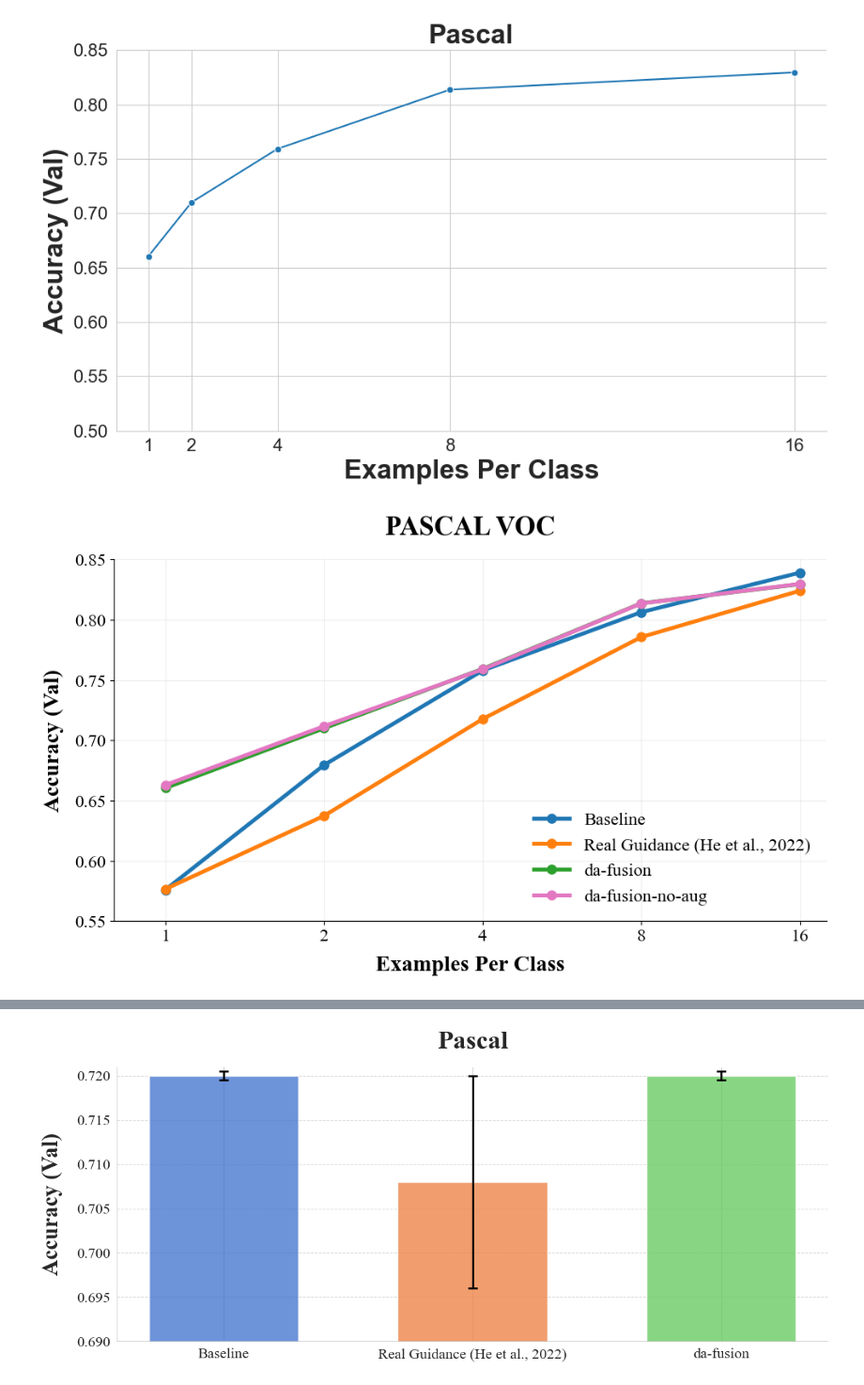
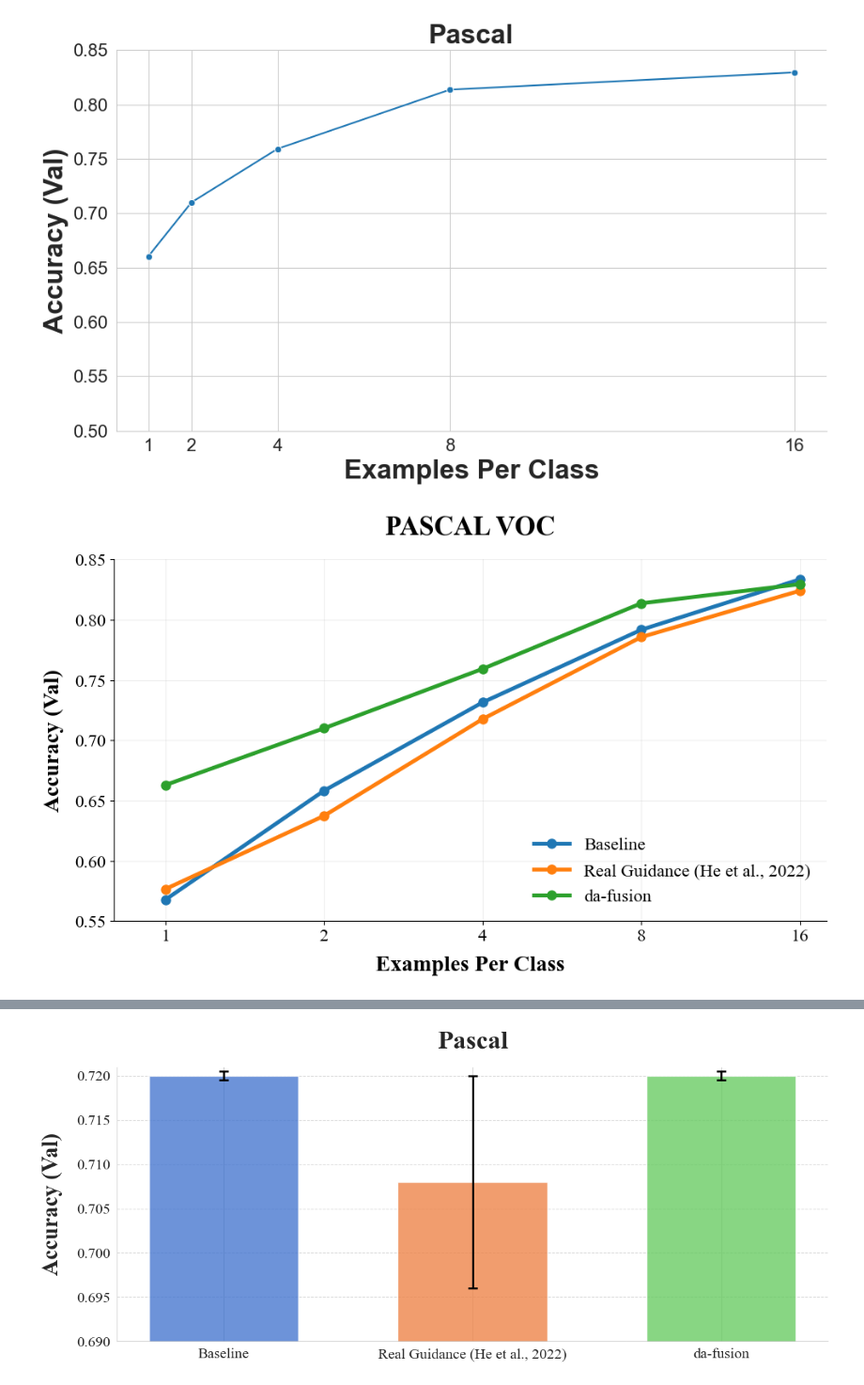
Before and after one commit to vaventt/smart-image-augmentation, a Jupyter notebook: results/replicating-paper-results.ipynb, the cells around one changed output, grey strips where cells are left out. Shown at 94% size. Cells and saved outputs as stored; diff of their text form; code cells hidden in the pictures.

```diff
--- a/results/replicating-paper-results.ipynb
+++ b/results/replicating-paper-results.ipynb
@@ -64,12 +64,12 @@ import os
 import numpy as np
 
 # Constants
-BASE_FOLDER = '/Users/andrew/Thesis/smart-image-augmentation/results/researchers-results'
+BASE_FOLDER = '/Users/andrew/Thesis/smart-image-augmentation/results/pascal-researchers-aug'
 METHODS = {
-    'pascal-randaugment': 'Baseline',
-    'pascal-real-guidance': 'Real Guidance (He et al., 2022)',
-    'pascal-da-fusion': 'da-fusion',
-    'pascal-da-fusion-no-aug': 'da-fusion-no-aug',
+    'baseline': 'Baseline',
+#    'randaugment': 'Baseline RandAugment',
+    'real-guidance-0.5-cap': 'Real Guidance (He et al., 2022)',
+    'textual-inversion-1.0-0.75-0.5-0.25': 'da-fusion',
 }
 
 def load_and_process_data(folder):
@@ -104,7 +104,7 @@ def plot_pascal_results(base_folder, output_filename='pascal_results_plot'):
     plt.rcParams['font.family'] = 'serif'
     plt.rcParams['font.serif'] = ['Times New Roman'] + plt.rcParams['font.serif']
 
-    color_palette = ['#1f77b4', '#ff7f0e', '#2ca02c', '#e377c2']
+    color_palette = ['#1f77b4', '#ff7f0e', '#2ca02c'] #
 
     for i, (folder, method_name) in enumerate(METHODS.items()):
         full_path = os.path.join(base_folder, folder)
@@ -116,31 +116,31 @@ def plot_pascal_results(base_folder, output_filename='pascal_results_plot'):
         if data is None:
             continue
 
         plt.plot(data['examples_per_class'], data['value'], marker='o', linewidth=3.5,
          color=color_palette[i], label=method_name, markersize=8)
 
     plt.title('PASCAL VOC', fontsize=24, fontweight='bold', y=1.05)
     plt.xlabel('Examples Per Class', fontsize=20, fontweight='bold', labelpad=10)
     plt.ylabel('Accuracy (Val)', fontsize=20, fontweight='bold', labelpad=10)
     plt.xscale('log', base=2)
     plt.xticks([1, 2, 4, 8, 16], ['1', '2', '4', '8', '16'], fontsize=16)
     plt.yticks(np.arange(0.55, 0.86, 0.05), fontsize=16)
 
     plt.ylim(0.55, 0.85)
     plt.xlim(0.8, 18)
 
     plt.grid(True, which="both", ls="-", alpha=0.2)
     plt.gca().spines['top'].set_visible(False)
     plt.gca().spines['right'].set_visible(False)
 
     plt.legend(fontsize=16, loc='lower right', frameon=False)
 
     plt.tight_layout()
     plt.savefig(f'{output_filename}.png', dpi=300, bbox_inches='tight')
     plt.savefig(f'{output_filename}.pdf', bbox_inches='tight')
     plt.show()
 
 # Usage
 plot_pascal_results(BASE_FOLDER)
 # %% [output]
-[figure, old version]
+[figure, new version]
```
Also changed, not shown: parts of 6 cells of this notebook, 54 other files.
